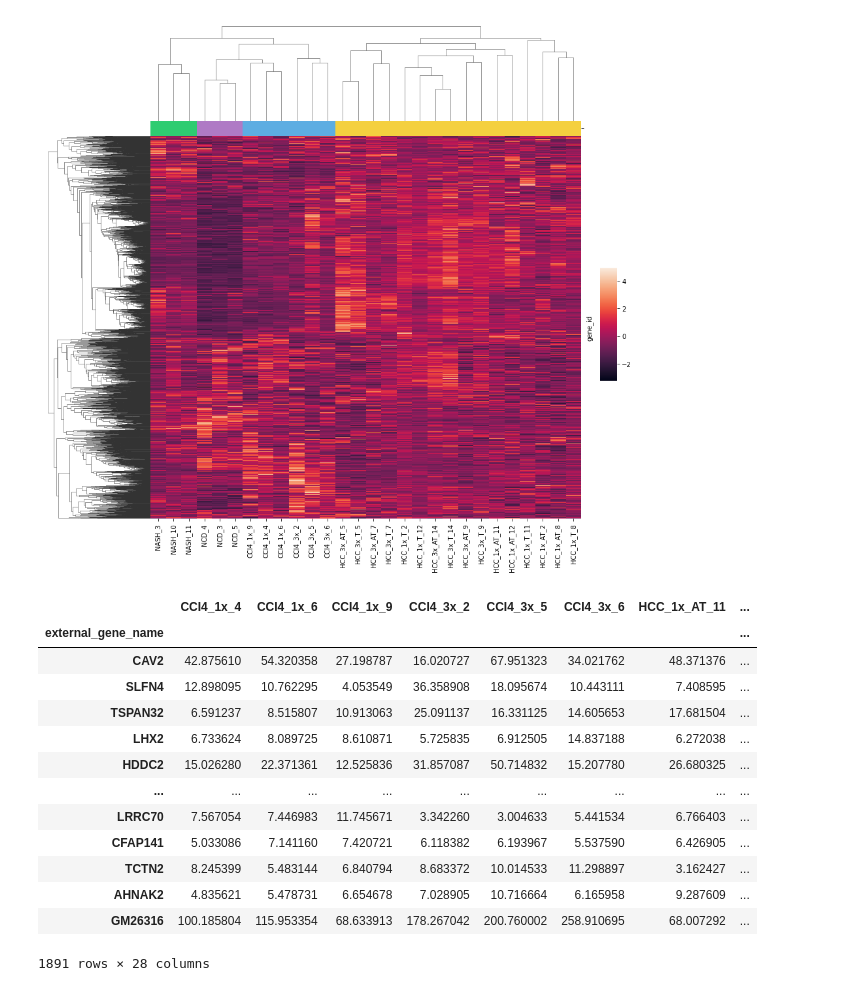
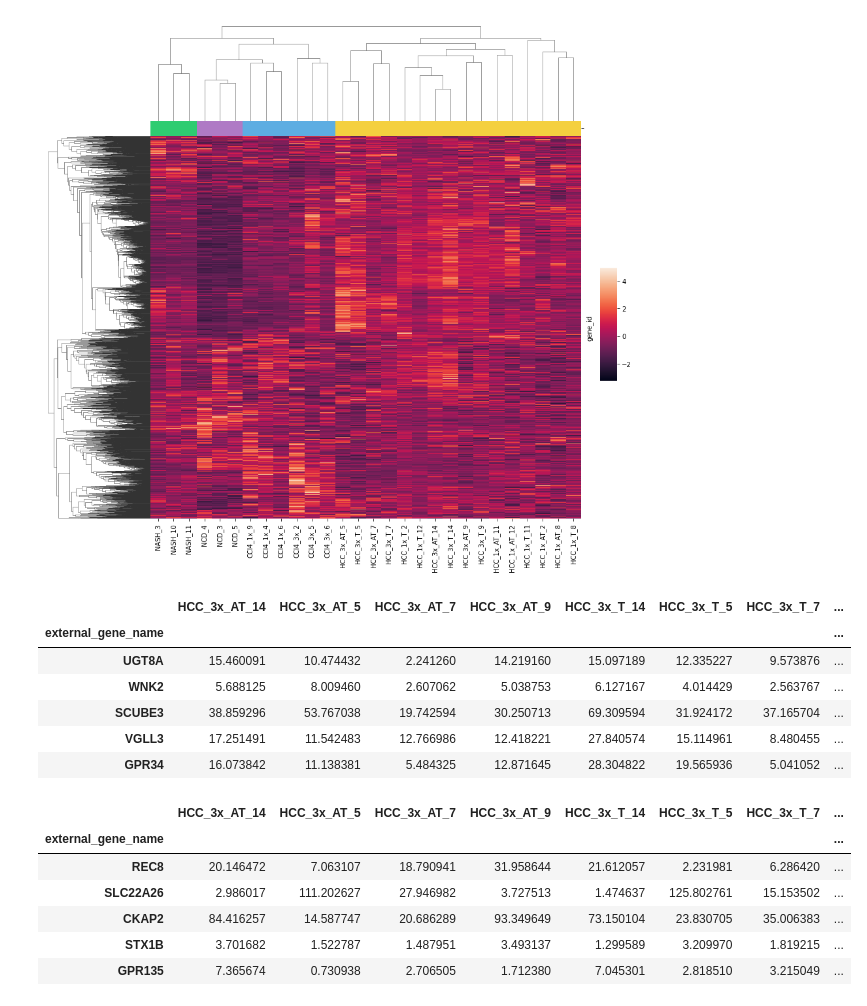
Before and after one commit to jigsaw-snu/NASH_HCC_liver-KRIBB_2022, a Jupyter notebook: srcs/rsem_star_deseq/sample_qc.ipynb, the cells around one changed output. Drawn from its saved outputs; the diff is of its cells as text; code cells hidden in the pictures.

```diff
--- a/srcs/rsem_star_deseq/sample_qc.ipynb
+++ b/srcs/rsem_star_deseq/sample_qc.ipynb
@@ -1132,20 +1153,15 @@ exprmap = sns.clustermap(highvar_TPM,
 exprmap.ax_cbar.set_position((1.0, 0.35, 0.03, 0.2));
 # %% [output]
 [figure]
-# %%
-highvar_TPM_with_sym
-# %% [output]
-|  | CCI4_1x_4 | CCI4_1x_6 | CCI4_1x_9 | CCI4_3x_2 | CCI4_3x_5 | CCI4_3x_6 | HCC_1x_AT_11 | ... |
-| external_gene_name |  |  |  |  |  |  |  | ... |
-| CAV2 | 42.875610 | 54.320358 | 27.198787 | 16.020727 | 67.951323 | 34.021762 | 48.371376 | ... |
-| SLFN4 | 12.898095 | 10.762295 | 4.053549 | 36.358908 | 18.095674 | 10.443111 | 7.408595 | ... |
-| TSPAN32 | 6.591237 | 8.515807 | 10.913063 | 25.091137 | 16.331125 | 14.605653 | 17.681504 | ... |
-| LHX2 | 6.733624 | 8.089725 | 8.610871 | 5.725835 | 6.912505 | 14.837188 | 6.272038 | ... |
-| HDDC2 | 15.026280 | 22.371361 | 12.525836 | 31.857087 | 50.714832 | 15.207780 | 26.680325 | ... |
-| ... | ... | ... | ... | ... | ... | ... | ... | ... |
-| LRRC70 | 7.567054 | 7.446983 | 11.745671 | 3.342260 | 3.004633 | 5.441534 | 6.766403 | ... |
-| CFAP141 | 5.033086 | 7.141160 | 7.420721 | 6.118382 | 6.193967 | 5.537590 | 6.426905 | ... |
-| TCTN2 | 8.245399 | 5.483144 | 6.840794 | 8.683372 | 10.014533 | 11.298897 | 3.162427 | ... |
-| AHNAK2 | 4.835621 | 5.478731 | 6.654678 | 7.028905 | 10.716664 | 6.165958 | 9.287609 | ... |
-| GM26316 | 100.185804 | 115.953354 | 68.633913 | 178.267042 | 200.760002 | 258.910695 | 68.007292 | ... |
-1891 rows × 28 columns
+# %%
+highvar_TPM_ncd_nash = highvar_TPM_with_sym.loc[:, [x for x in highvar_TPM.columns if 'NCD' in x or 'NASH' in x]]
+highvar_TPM_ncd_ccl4 = highvar_TPM_with_sym.loc[:, [x for x in highvar_TPM.columns if 'NCD' in x or 'CCI4' in x]]
+highvar_TPM_ncd_hcc = highvar_TPM_with_sym.loc[:, [x for x in highvar_TPM.columns if 'NCD' in x or 'HCC' in x]]
+
+highvar_TPM_3x_ncd_nash = highvar_TPM_with_sym_3x.loc[:, [x for x in highvar_TPM_3x.columns if 'NCD' in x or 'NASH' in x]]
+highvar_TPM_3x_ncd_ccl4 = highvar_TPM_with_sym_3x.loc[:, [x for x in highvar_TPM_3x.columns if 'NCD' in x or 'CCI4' in x]]
+highvar_TPM_3x_ncd_hcc = highvar_TPM_with_sym_3x.loc[:, [x for x in highvar_TPM_3x.columns if 'NCD' in x or 'HCC' in x]]
+
+
+_ = [x.sort_index(axis=1, inplace=True) for x in [highvar_TPM_ncd_nash, highvar_TPM_ncd_ccl4, highvar_TPM_ncd_hcc,
+                                                  highvar_TPM_3x_ncd_nash, highvar_TPM_3x_ncd_ccl4, highvar_TPM_3x_ncd_hcc]]
@@ -1151,0 +1206,20 @@ highvar_TPM_with_sym
+# %%
+highvar_TPM_3x_ncd_hcc.head()
+# %% [output]
+|  | HCC_3x_AT_14 | HCC_3x_AT_5 | HCC_3x_AT_7 | HCC_3x_AT_9 | HCC_3x_T_14 | HCC_3x_T_5 | HCC_3x_T_7 | ... |
+| external_gene_name |  |  |  |  |  |  |  | ... |
+| UGT8A | 15.460091 | 10.474432 | 2.241260 | 14.219160 | 15.097189 | 12.335227 | 9.573876 | ... |
+| WNK2 | 5.688125 | 8.009460 | 2.607062 | 5.038753 | 6.127167 | 4.014429 | 2.563767 | ... |
+| SCUBE3 | 38.859296 | 53.767038 | 19.742594 | 30.250713 | 69.309594 | 31.924172 | 37.165704 | ... |
+| VGLL3 | 17.251491 | 11.542483 | 12.766986 | 12.418221 | 27.840574 | 15.114961 | 8.480455 | ... |
+| GPR34 | 16.073842 | 11.138381 | 5.484325 | 12.871645 | 28.304822 | 19.565936 | 5.041052 | ... |
+# %%
+NCD_HCC_highvar_tpm_with_sym_3x.head()
+# %% [output]
+|  | HCC_3x_AT_14 | HCC_3x_AT_5 | HCC_3x_AT_7 | HCC_3x_AT_9 | HCC_3x_T_14 | HCC_3x_T_5 | HCC_3x_T_7 | ... |
+| external_gene_name |  |  |  |  |  |  |  | ... |
+| REC8 | 20.146472 | 7.063107 | 18.790941 | 31.958644 | 21.612057 | 2.231981 | 6.286420 | ... |
+| SLC22A26 | 2.986017 | 111.202627 | 27.946982 | 3.727513 | 1.474637 | 125.802761 | 15.153502 | ... |
+| CKAP2 | 84.416257 | 14.587747 | 20.686289 | 93.349649 | 73.150104 | 23.830705 | 35.006383 | ... |
+| STX1B | 3.701682 | 1.522787 | 1.487951 | 3.493137 | 1.299589 | 3.209970 | 1.819215 | ... |
+| GPR135 | 7.365674 | 0.730938 | 2.706505 | 1.712380 | 7.045301 | 2.818510 | 3.215049 | ... |
```
Also changed, not shown: parts of 12 cells of this notebook, 11 other files.
